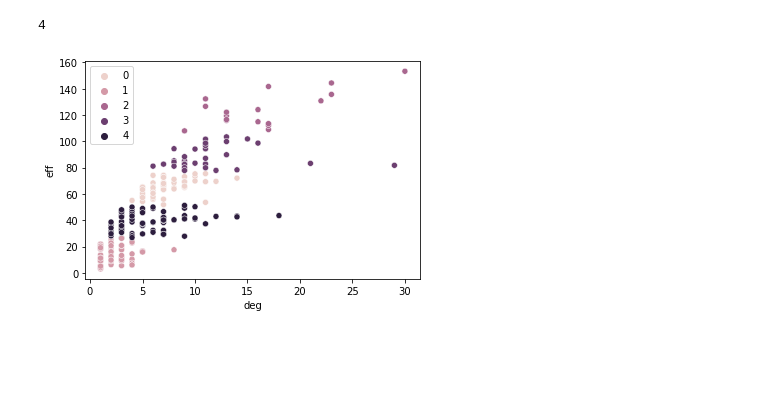
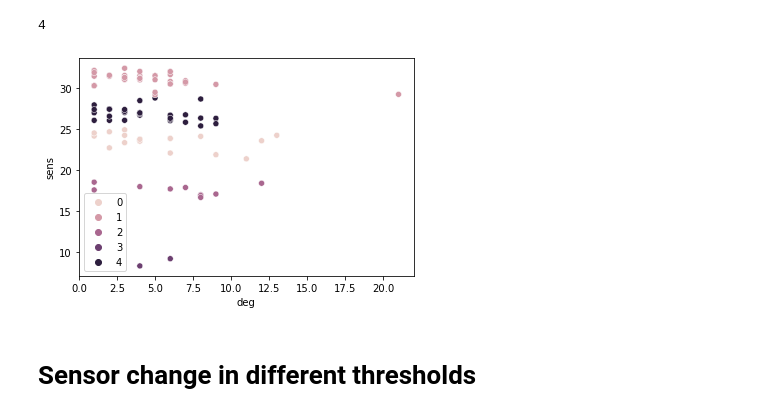
Before and after one commit to oacar/enm_package, a Jupyter notebook: notebooks/7-different-network-sizes.ipynb, the cells around one changed output. Drawn from its saved outputs; the diff is of its cells as text; code cells hidden in the pictures; blank space fills up the shorter version.

Commit message:
different thresholds with pcc distributions

```diff
--- a/notebooks/7-different-network-sizes.ipynb
+++ b/notebooks/7-different-network-sizes.ipynb
@@ -254,12 +272,3 @@ for j in thr_list:
 from sklearn.cluster import KMeans
 from sklearn.decomposition import PCA
 import seaborn as sns
-# %%
-def plot_kmeans(data,x,y):
-    kmeans = KMeans(init="k-means++", n_clusters=5, n_init=1,
-                random_state=0)
-    X = np.array(data[y]).reshape(-1,1)
-    y_km = kmeans.fit_predict(X)
-    data['kmeans'] = y_km
-    data.groupby('kmeans').sum().loc[y]
-    sns.scatterplot(data=data,x=x,y=y,hue=y_km)
@@ -271,7 +557,9 @@ data.groupby('kmeans').sum()['eff'].argmax()
 # %% [output]
 4
 # %%
-idx =0.4
-plot_kmeans(pcc_dfs[idx], 'deg','eff')
+idx =0.45
+plot_kmeans(pcc_dfs[idx], 'deg','sens')
 # %% [output]
-[figure, old version]
+[figure, new version]
+# %% [markdown]
+# Sensor change in different thresholds
```
Also changed, not shown: parts of 40 cells of this notebook, 1 other file.
